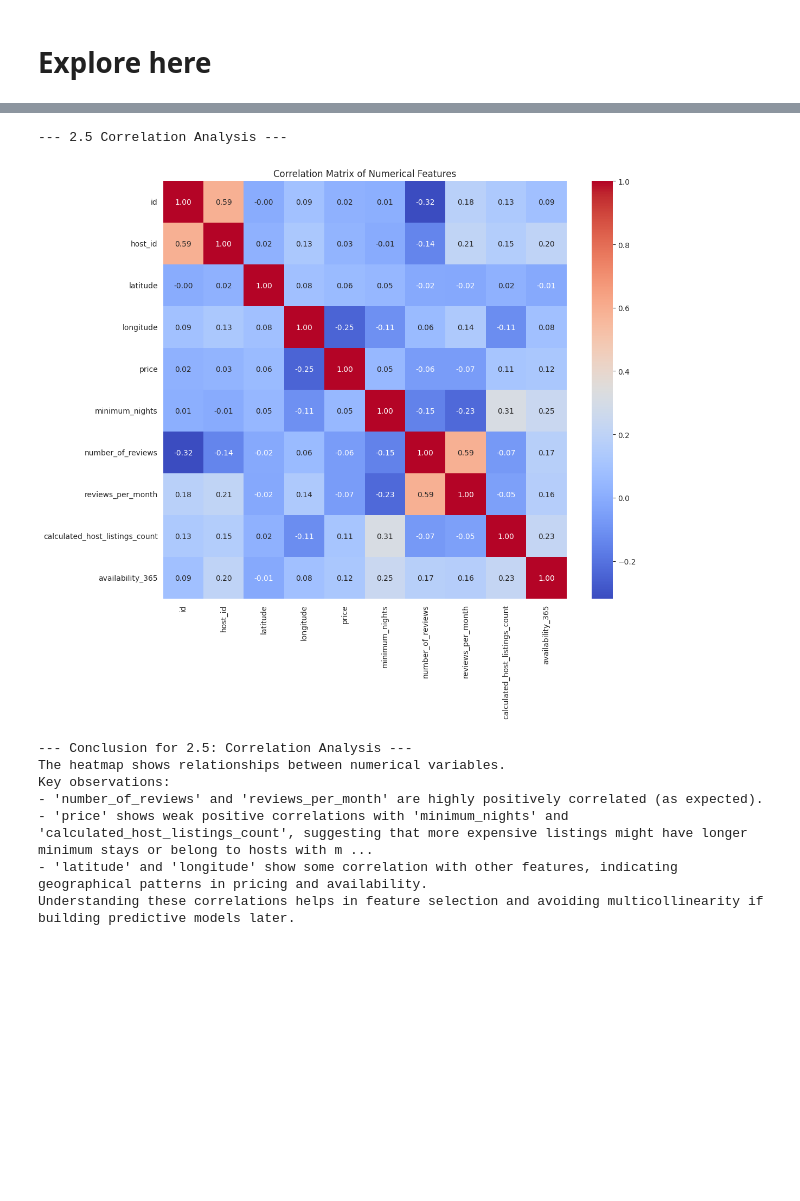
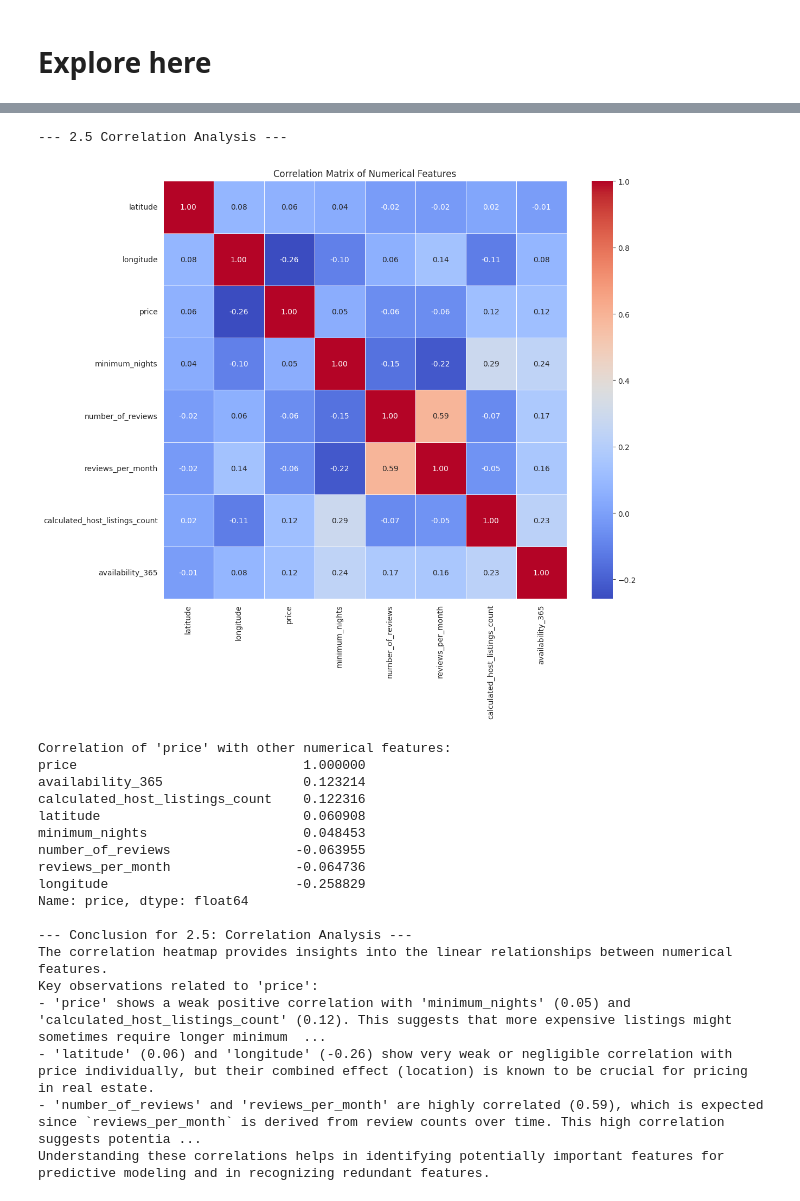
Before and after one commit to RozaSekouri/machine-learning-python-template, a Jupyter notebook: src/explore.ipynb, the cells around one changed output, grey strips where cells are left out. Cells and saved outputs as stored; diff of their text form; code cells hidden in the pictures; blank space fills up the shorter version.

```diff
--- a/src/explore.ipynb
+++ b/src/explore.ipynb
@@ -257,30 +386,49 @@ Other variables like 'reviews_per_month' and 'availability_365' also show skewne
-# %%
-# --- 2.5 Correlation Analysis ---
-print("\n--- 2.5 Correlation Analysis ---")
-
-# Select only numerical columns for correlation matrix
-numerical_df = df.select_dtypes(include=[np.number])
-plt.figure(figsize=(12, 10))
-sns.heatmap(numerical_df.corr(), annot=True, cmap='coolwarm', fmt=".2f")
-plt.title('Correlation Matrix of Numerical Features')
-plt.show()
-
-# Conclusion for 2.5:
-print("\n--- Conclusion for 2.5: Correlation Analysis ---")
-print("The heatmap shows relationships between numerical variables.")
-print("Key observations:")
-print("- 'number_of_reviews' and 'reviews_per_month' are highly positively correlated (as expected).")
-print("- 'price' shows weak positive correlations with 'minimum_nights' and 'calculated_host_listings_count', suggesting that more expensive listings might have longer minimum stays or belong to hosts with more listings.")
-print("- 'latitude' and 'longitude' show some correlation with other features, indicating geographical patterns in pricing and availability.")
-print("Understanding these correlations helps in feature selection and avoiding multicollinearity if building predictive models later.")
-# %% [output]
---- 2.5 Correlation Analysis ---
-[figure, removed]
---- Conclusion for 2.5: Correlation Analysis ---
-The heatmap shows relationships between numerical variables.
-Key observations:
-- 'number_of_reviews' and 'reviews_per_month' are highly positively correlated (as expected).
-- 'price' shows weak positive correlations with 'minimum_nights' and 'calculated_host_listings_count', suggesting that more expensive listings might have longer minimum stays or belong to hosts with m ...
-- 'latitude' and 'longitude' show some correlation with other features, indicating geographical patterns in pricing and availability.
-Understanding these correlations helps in feature selection and avoiding multicollinearity if building predictive models later.
+# %%
+# --- 2.5 Correlation Analysis ---
+print("\n--- 2.5 Correlation Analysis ---")
+
+# Select only numerical columns for correlation matrix
+numerical_df = df.select_dtypes(include=[np.number])
+
+# Drop 'id' and 'host_id' from correlation analysis as they are identifiers and not true numerical features
+numerical_df = numerical_df.drop(columns=['id', 'host_id'], errors='ignore')
+
+plt.figure(figsize=(12, 10))
+sns.heatmap(numerical_df.corr(), annot=True, cmap='coolwarm', fmt=".2f", linewidths=.5)
+plt.title('Correlation Matrix of Numerical Features')
+plt.show()
+
+# Analyze specific correlations related to 'price'
+print("\nCorrelation of 'price' with other numerical features:")
+print(numerical_df.corr()['price'].sort_values(ascending=False))
+
+# Conclusion for 2.5:
+print("\n--- Conclusion for 2.5: Correlation Analysis ---")
+print("The correlation heatmap provides insights into the linear relationships between numerical features.")
+print("Key observations related to 'price':")
+print(f"- 'price' shows a weak positive correlation with 'minimum_nights' ({numerical_df.corr().loc['price', 'minimum_nights']:.2f}) and 'calculated_host_listings_count' ({numerical_df.corr().loc['price', 'calculated_host_listings_count']:.2f}). This suggests that more expensive listings might sometimes require longer minimum stays or are managed by hosts with multiple properties, but the relationship is not strong.")
+print(f"- 'latitude' ({numerical_df.corr().loc['price', 'latitude']:.2f}) and 'longitude' ({numerical_df.corr().loc['price', 'longitude']:.2f}) show very weak or negligible correlation with price individually, but their combined effect (location) is known to be crucial for pricing in real estate.")
+print(f"- 'number_of_reviews' and 'reviews_per_month' are highly correlated ({numerical_df.corr().loc['number_of_reviews', 'reviews_per_month']:.2f}), which is expected since `reviews_per_month` is derived from review counts over time. This high correlation suggests potential multicollinearity if both were used directly in a linear model, but it makes sense given their definitions.")
+print("Understanding these correlations helps in identifying potentially important features for predictive modeling and in recognizing redundant features.")
+# %% [output]
+--- 2.5 Correlation Analysis ---
+[figure, added]
+Correlation of 'price' with other numerical features:
+price                             1.000000
+availability_365                  0.123214
+calculated_host_listings_count    0.122316
+latitude                          0.060908
+minimum_nights                    0.048453
+number_of_reviews                -0.063955
+reviews_per_month                -0.064736
+longitude                        -0.258829
+Name: price, dtype: float64
+
+--- Conclusion for 2.5: Correlation Analysis ---
+The correlation heatmap provides insights into the linear relationships between numerical features.
+Key observations related to 'price':
+- 'price' shows a weak positive correlation with 'minimum_nights' (0.05) and 'calculated_host_listings_count' (0.12). This suggests that more expensive listings might sometimes require longer minimum  ...
+- 'latitude' (0.06) and 'longitude' (-0.26) show very weak or negligible correlation with price individually, but their combined effect (location) is known to be crucial for pricing in real estate.
+- 'number_of_reviews' and 'reviews_per_month' are highly correlated (0.59), which is expected since `reviews_per_month` is derived from review counts over time. This high correlation suggests potentia ...
+Understanding these correlations helps in identifying potentially important features for predictive modeling and in recognizing redundant features.
 # %%
```
Also changed, not shown: parts of 11 cells of this notebook, 5 other files.
